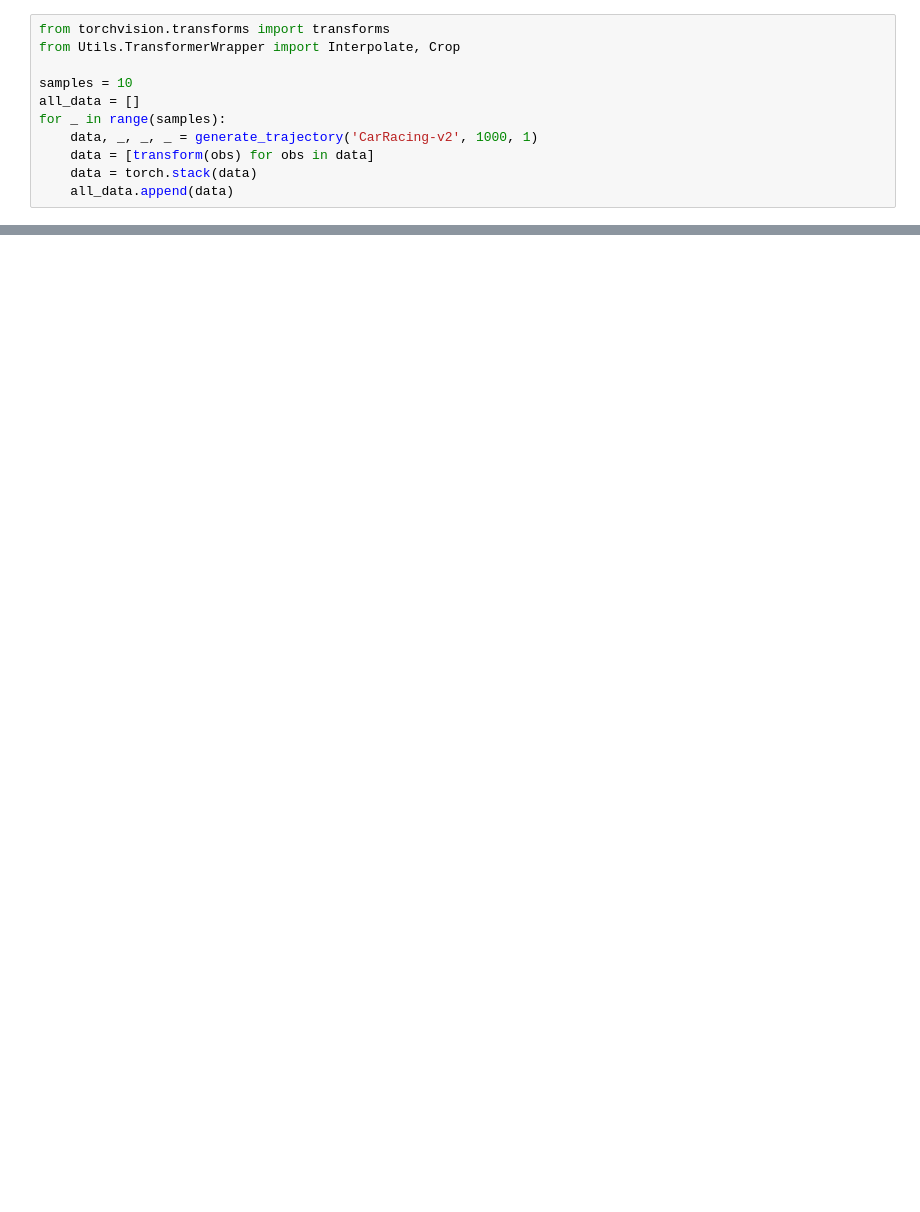
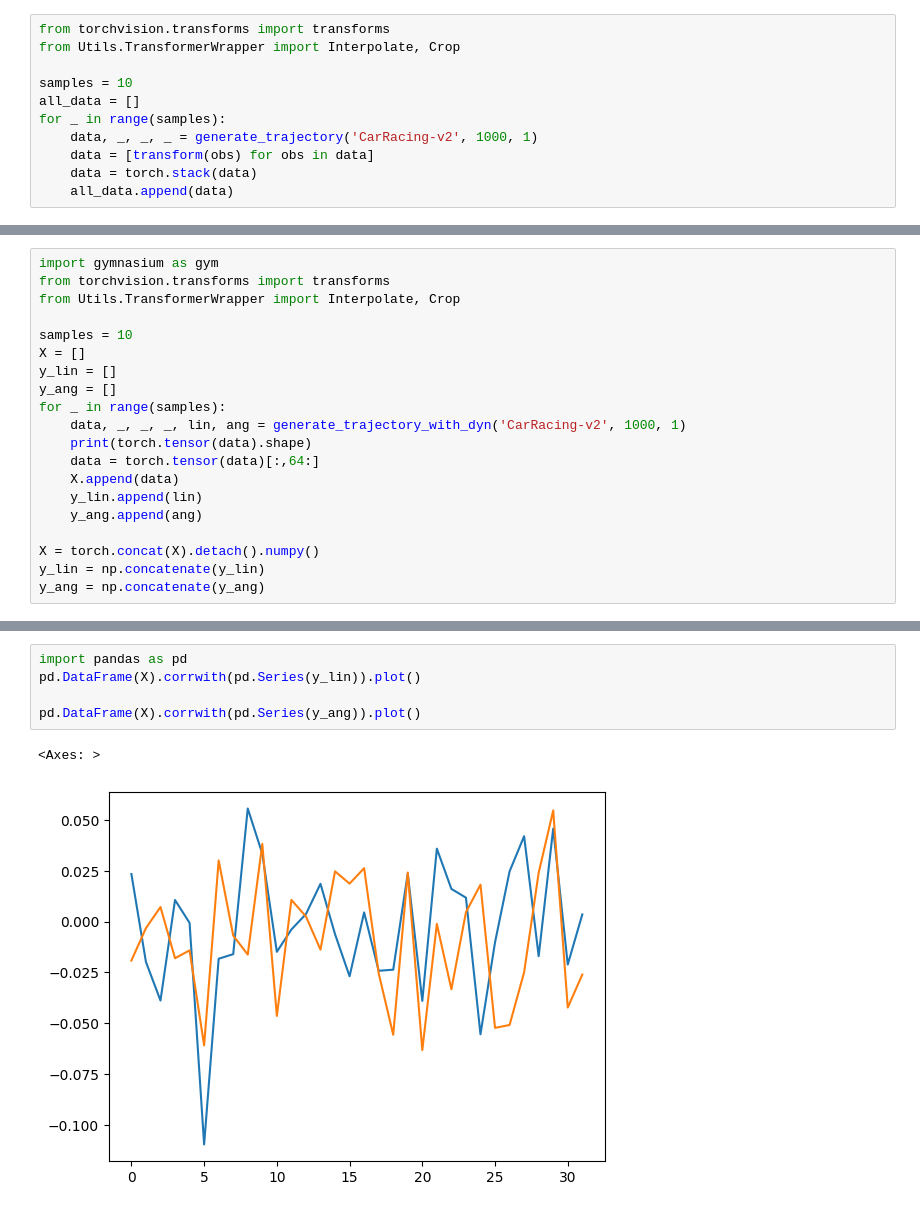
Before and after one commit to ThatGuyIKnow/WorldModelSKRL, a Jupyter notebook: DataExploration/dynamics_exploration.ipynb, the cells around one changed output, grey strips where cells are left out. Drawn from its saved outputs; the diff is of its cells as text; blank space fills up the shorter version.

```diff
--- a/DataExploration/dynamics_exploration.ipynb
+++ b/DataExploration/dynamics_exploration.ipynb
@@ -229,0 +298,20 @@ plt.show()
+# %%
+import gymnasium as gym
+from torchvision.transforms import transforms
+from Utils.TransformerWrapper import Interpolate, Crop
+
+samples = 10
+X = []
+y_lin = []
+y_ang = []
+for _ in range(samples):
+    data, _, _, _, lin, ang = generate_trajectory_with_dyn('CarRacing-v2', 1000, 1)
+    print(torch.tensor(data).shape)
+    data = torch.tensor(data)[:,64:]
+    X.append(data)
+    y_lin.append(lin)
+    y_ang.append(ang)
+
+X = torch.concat(X).detach().numpy()
+y_lin = np.concatenate(y_lin)
+y_ang = np.concatenate(y_ang)
@@ -229,0 +329,8 @@ plt.show()
+# %%
+import pandas as pd
+pd.DataFrame(X).corrwith(pd.Series(y_lin)).plot()
+
+pd.DataFrame(X).corrwith(pd.Series(y_ang)).plot()
+# %% [output]
+<Axes: >
+[figure, added]
```
Also changed, not shown: parts of 11 cells of this notebook, 2 other files.
